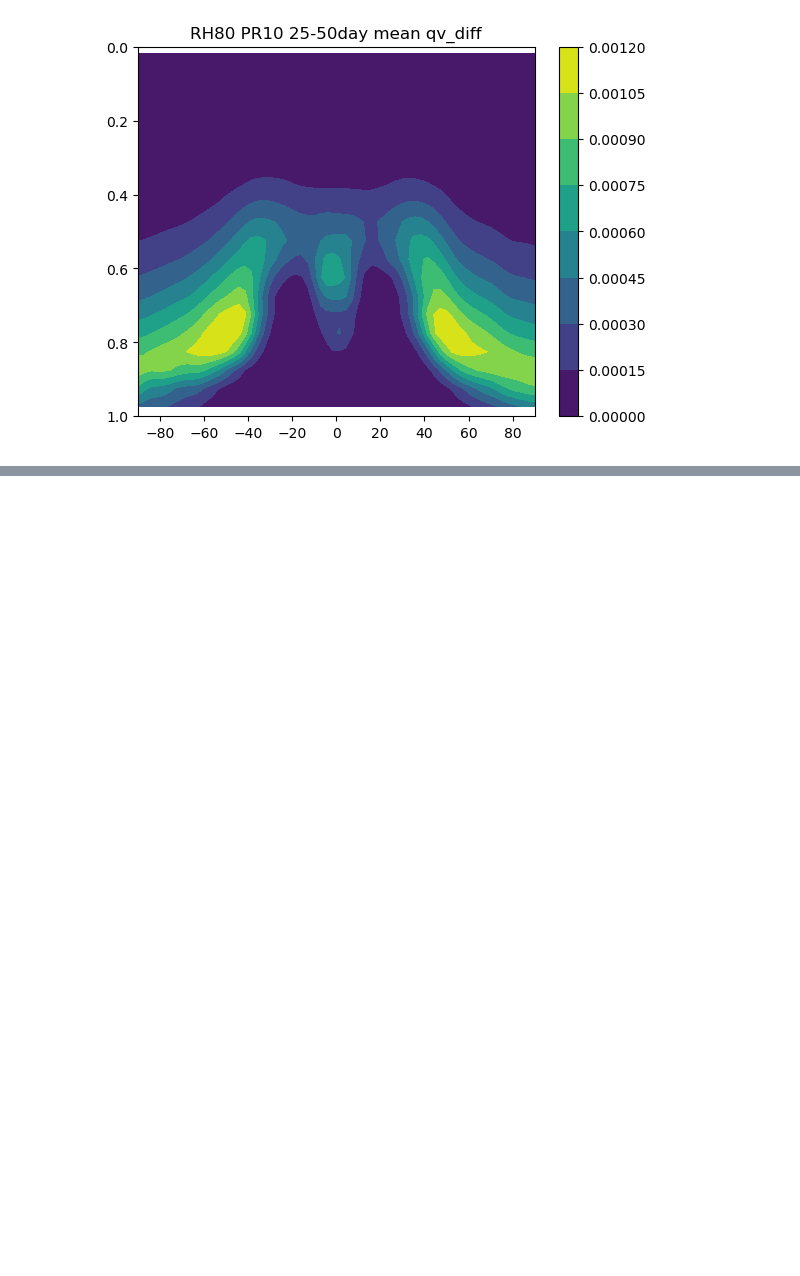
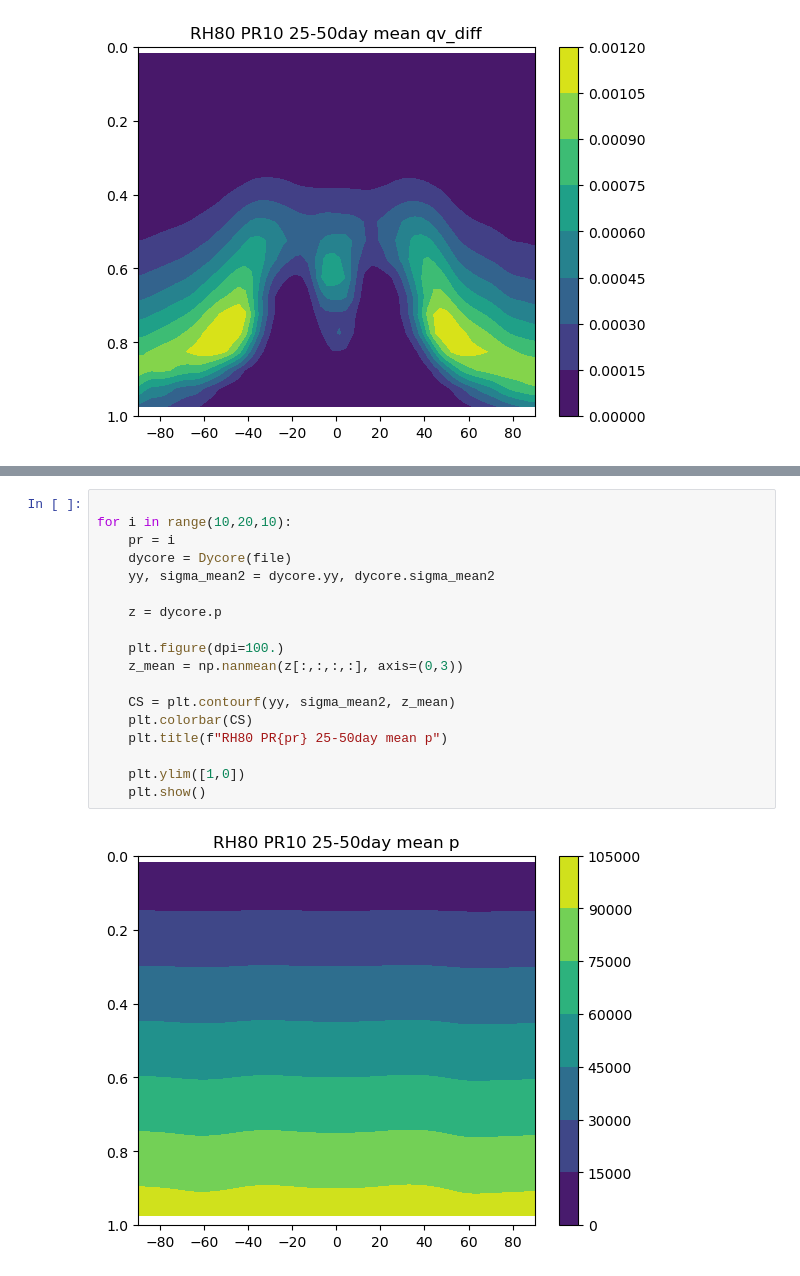
Before and after one commit to PeterChang1023/Dycore_Master, a Jupyter notebook: dycore/IdealizeSpetral.jl/exp/HSt42/check_spinupday.ipynb, the cells around one changed output, grey strips where cells are left out. Drawn from its saved outputs; the diff is of its cells as text; blank space fills up the shorter version.

```diff
--- a/dycore/IdealizeSpetral.jl/exp/HSt42/check_spinupday.ipynb
+++ b/dycore/IdealizeSpetral.jl/exp/HSt42/check_spinupday.ipynb
@@ -619,0 +678,20 @@ for i in range(10,20,10):
+# %%
+
+for i in range(10,20,10):
+    pr = i
+    dycore = Dycore(file)
+    yy, sigma_mean2 = dycore.yy, dycore.sigma_mean2
+
+    z = dycore.p
+
+    plt.figure(dpi=100.)
+    z_mean = np.nanmean(z[:,:,:,:], axis=(0,3))
+
+    CS = plt.contourf(yy, sigma_mean2, z_mean)
+    plt.colorbar(CS)
+    plt.title(f"RH80 PR{pr} 25-50day mean p")
+
+    plt.ylim([1,0])
+    plt.show()
+# %% [output]
+[figure, added]
```
Also changed, not shown: parts of 8 cells of this notebook, 2 other files.
